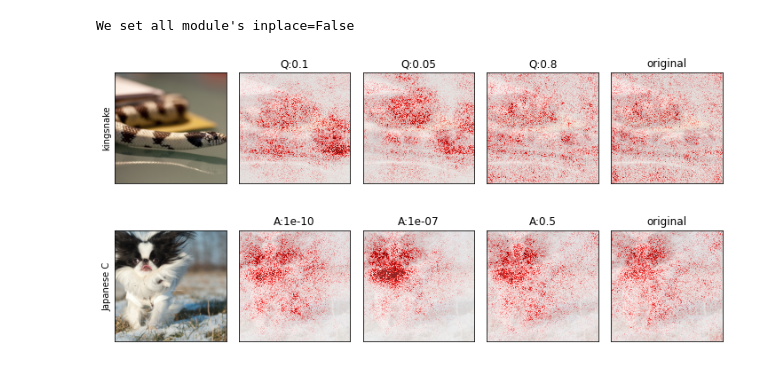
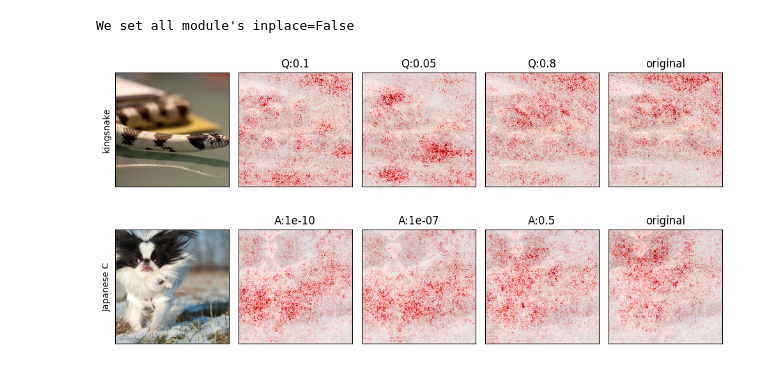
Before and after one commit to fxnnxc/parchgrad, a Jupyter notebook: tutorials/parchgrad.ipynb, the cells around one changed output. Cells and saved outputs as stored; diff of their text form; code cells hidden in the pictures.

```diff
--- a/tutorials/parchgrad.ipynb
+++ b/tutorials/parchgrad.ipynb
@@ -14,7 +14,7 @@ import torchvision.transforms as T
 labels = json.load(open("../imagenet_label.json", 'rb'))
 # %%
 # --- dataset
-encoder = "vgg16"
+encoder = "resnet18"
 device="cuda:0"
 base_dir = f"../outputs/{encoder}"
 model = get_pretrained_model(encoder)
@@ -38,32 +38,30 @@ transform_2 = T.Compose([
 
 _, valid_dataset_2 = get_datasets('imagenet1k', data_path, transform_2)
 # %%
-
 layer_ratio=0.5
-remove_n = len(wrapper.all_convolutions) -  int(layer_ratio * len(wrapper.all_convolutions))
-selected_convolutions = wrapper.all_convolutions[remove_n:]
+selected_convolutions = wrapper.get_default_hook_convolutions(layer_ratio)
 wrapper.set_hook_modules(selected_convolutions)
 
 flags = OmegaConf.create({
     'method': method,
     'alpha' :None,
     'p_value_threshold' : 0.05,
     'variance_conservation' : True,
     'exact_variance' :False,
     'gamma_infinity': True
 })
 
 input_attrib ='grad'
 
 index=2825
 quantiles = [0.1, 0.05,  0.8]
 fig, axes = plt.subplots(1, len(quantiles)+2, figsize=(10, 4))
 axes = axes.flat
 input_attrib = get_input_attrib(input_attrib)
 quantile_plot(wrapper, input_attrib, valid_dataset, valid_dataset_2, labels, index, axes, quantiles, device, flags)
 plt.tight_layout()
 # %% [output]
-[figure, old version]
+[figure, new version]
 # %%
 
 layer_ratio=0.5
@@ -91,4 +89,4 @@ input_attrib = get_input_attrib(input_attrib)
 alpha_plot(wrapper, input_attrib, valid_dataset, valid_dataset_2, labels, index, axes, alphas, device, flags)
 plt.tight_layout()
 # %% [output]
-[figure, old version]
+[figure, new version]
```
Also changed, not shown: parts of 1 cell of this notebook, 4 other files.
